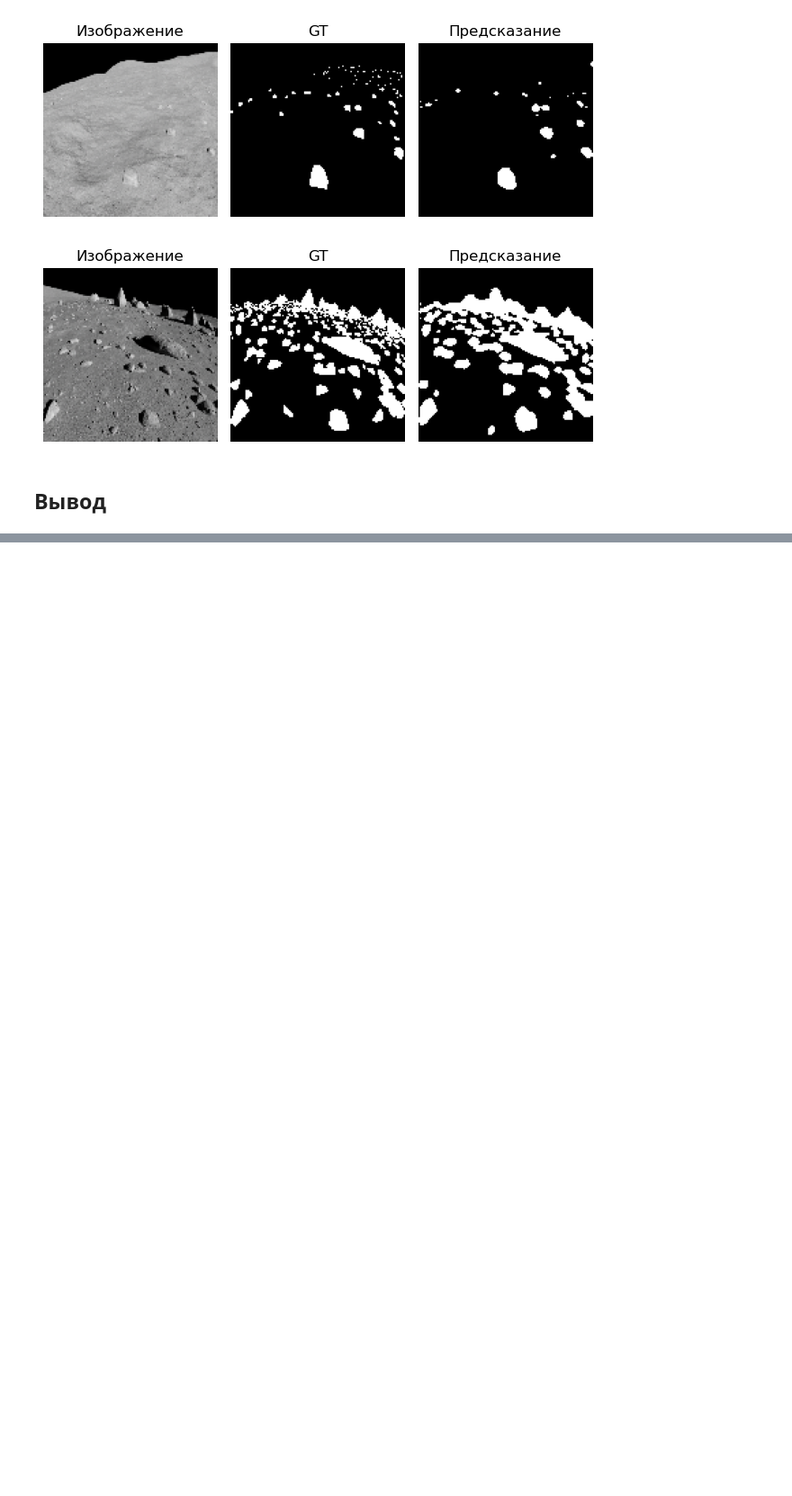
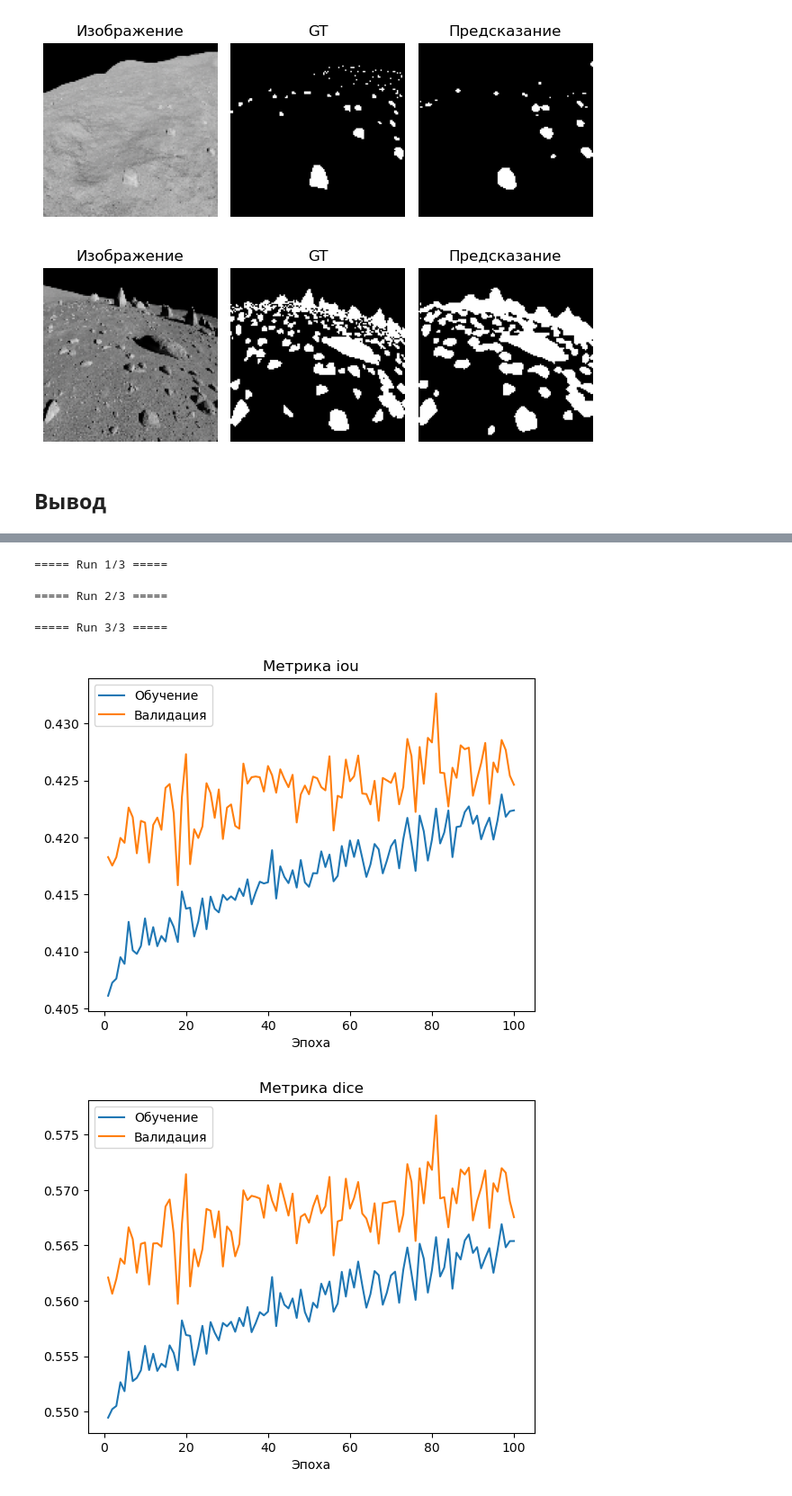
Before and after one commit to EHAT32/cv-masters-2025-fall, a Jupyter notebook: hw3.ipynb, the cells around one changed output, grey strips where cells are left out. Shown at 90% size. Drawn from its saved outputs; the diff is of its cells as text; code cells hidden in the pictures; blank space fills up the shorter version.

Commit message:
trained final model

```diff
--- a/hw3.ipynb
+++ b/hw3.ipynb
@@ -1852,0 +1853,31 @@ show_examples(best_uresnet_frozen)
+# %%
+def make_unet():
+    model = UNet().to(device)
+    weights = torch.load('./models/hw3/unet_best.pt', device)
+    model.load_state_dict(weights)
+    return model
+
+def init_AdamW(model):
+    return torch.optim.AdamW(model.parameters(), lr=1e-4,
+                             weight_decay=1e-5)
+# %%
+results_unet_final = train_multiple_runs(
+    runs=3,
+    model_constructor=make_unet,
+    optimizer_constructor=init_AdamW,
+    criterion=calc_loss,
+    evaluation=evaluate,
+    train_data_loader=train_data_loader,
+    val_data_loader=val_data_loader,
+    epoch_num=100,
+    save_path= "./models/hw3/unet_final.pt"
+)
+# %% [output]
+===== Run 1/3 =====
+===== Run 2/3 =====
+===== Run 3/3 =====
+# %%
+final_train_metrics, final_val_metrics = visualize_metrics(results_unet_final)
+# %% [output]
+[figure, added]
+[figure, added]
```
Also changed, not shown: parts of 2 cells of this notebook, 1 other file.
